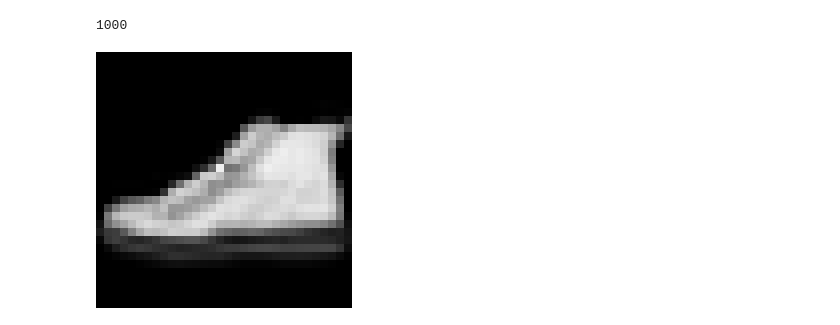
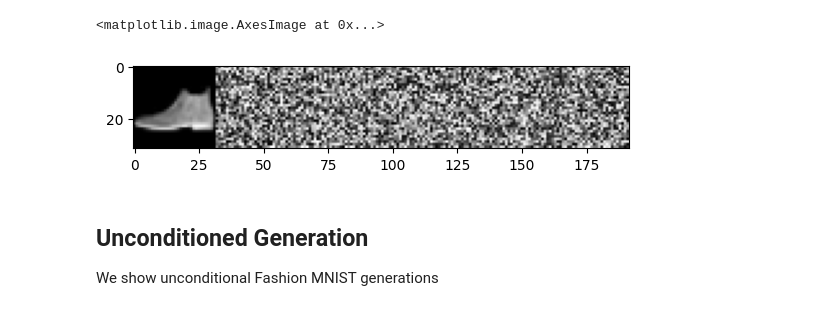
Before and after one commit to ericflip/ddpm, a Jupyter notebook: notebooks/fashion_mnist_ddpm.ipynb, the cells around one changed output. Cells and saved outputs as stored; diff of their text form; code cells hidden in the pictures.

```diff
--- a/notebooks/fashion_mnist_ddpm.ipynb
+++ b/notebooks/fashion_mnist_ddpm.ipynb
@@ -11,3 +88,11 @@ pipe = DDPMPipeline.from_checkpoint("../fashionmnist1/").to("cuda")
+# %%
+plt.imshow(noised_samples_grid, cmap="gray")
+# %% [output]
+<matplotlib.image.AxesImage at 0x...>
+[figure, added]
+# %% [markdown]
+## Unconditioned Generation
+We show unconditional Fashion MNIST generations
 # %%
 output = pipe(
     num_images=1,
@@ -45,8 +101,0 @@ make_video([sample[0] for sample in output.samples[::-1]])
-# %%
-len(output.samples)
-# %% [output]
-1000
-# %%
-output.images[0].resize((256, 256), 0)
-# %% [output]
-[figure, removed]
```
Also changed, not shown: parts of 23 cells of this notebook, 3 other files.
